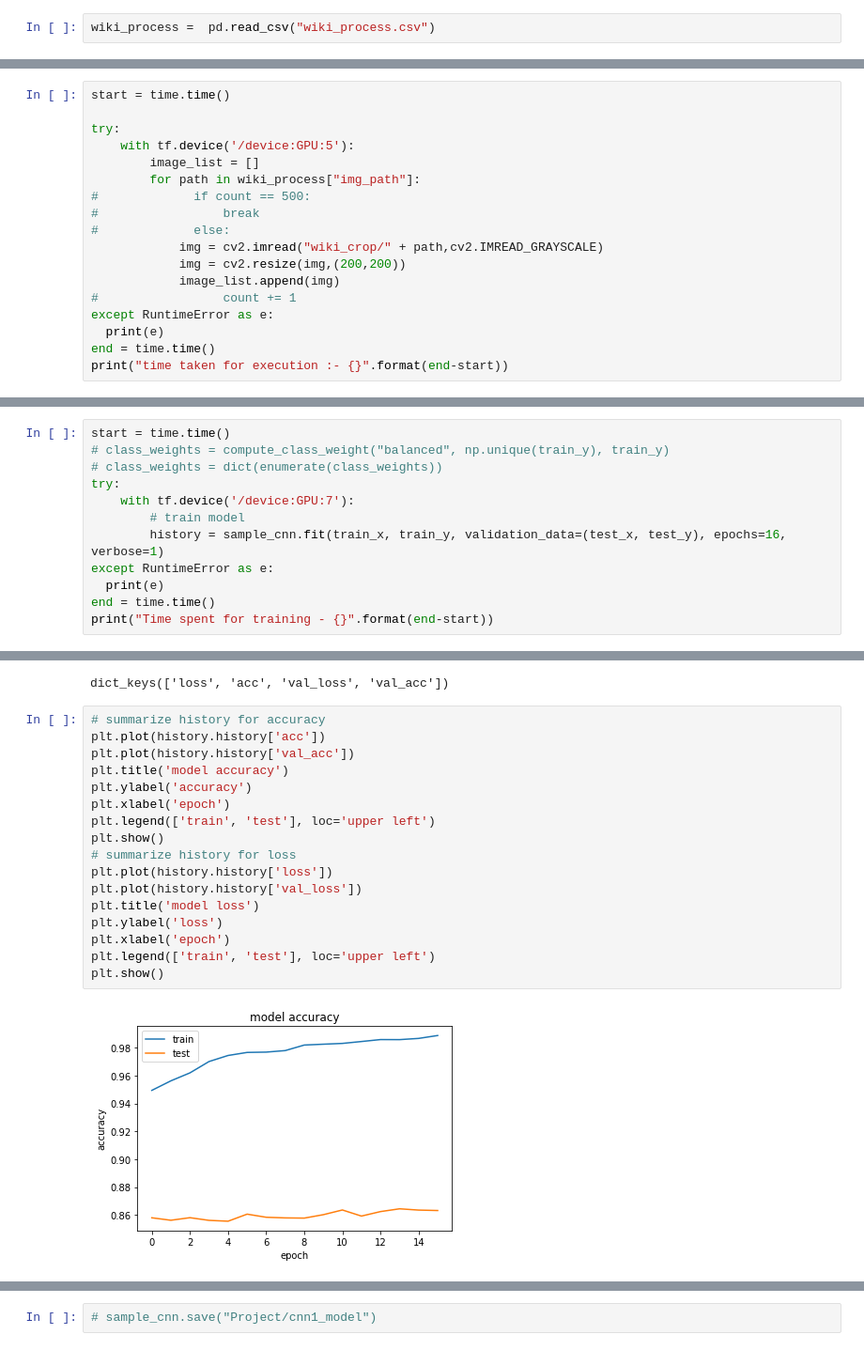
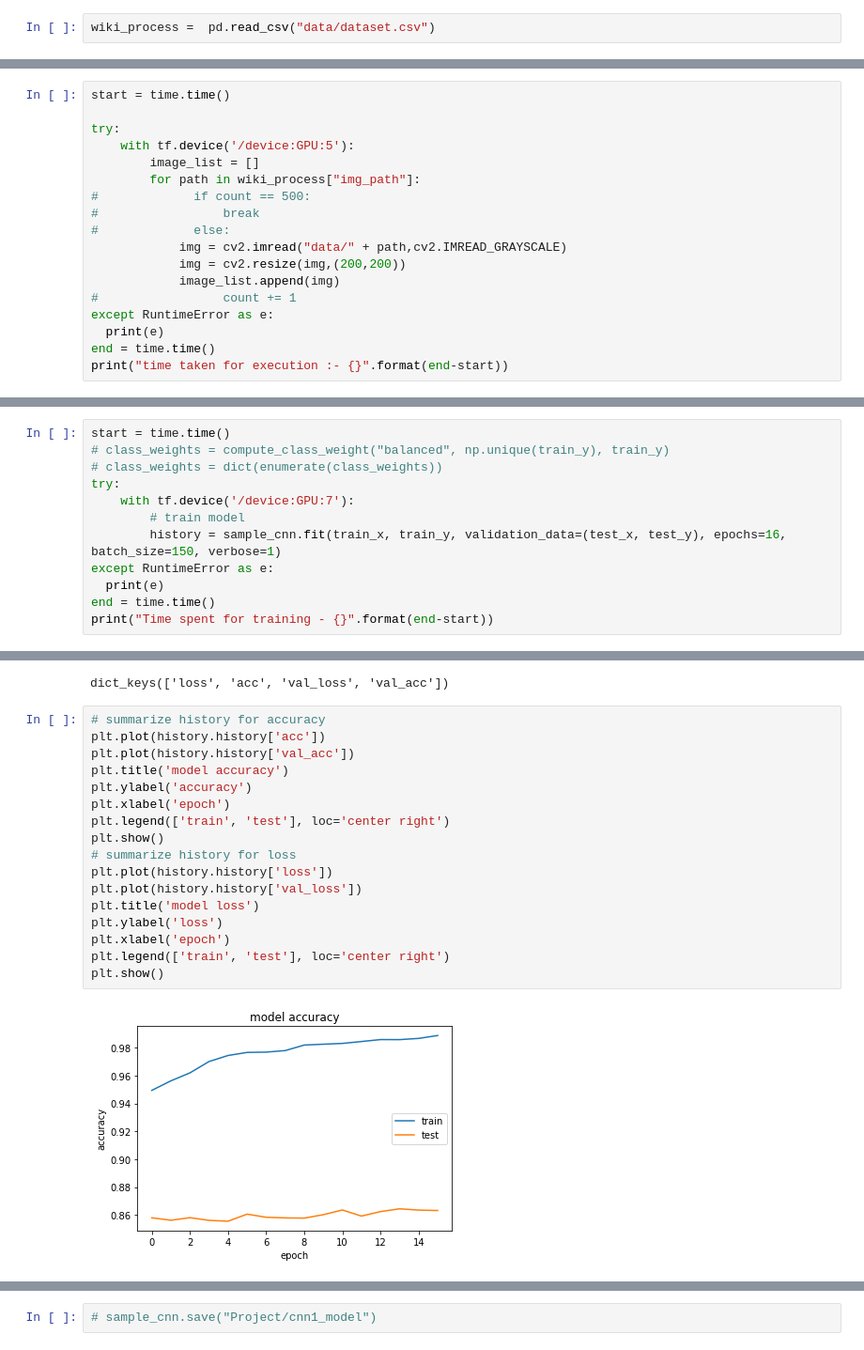
Before and after one commit to SaiGanesh26/Age-Gender-Prediction, a Jupyter notebook: Gender_Model.ipynb, the cells around one changed output, grey strips where cells are left out. Shown at 94% size. Cells and saved outputs as stored; diff of their text form.

```diff
--- a/Gender_Model.ipynb
+++ b/Gender_Model.ipynb
@@ -20,7 +21,7 @@ print("Num GPUs Available: ", tf.config.experimental.list_physical_devices('GPU'
 # %% [output]
 Num GPUs Available:  [PhysicalDevice(name='/physical_device:GPU:0', device_type='GPU'), PhysicalDevice(name='/physical_device:GPU:1', device_type='GPU'), PhysicalDevice(name='/physical_device:GPU:2',  ...
 # %%
-wiki_process =  pd.read_csv("wiki_process.csv")
+wiki_process =  pd.read_csv("data/dataset.csv")
 # %%
 wiki_process.head()
 # %% [output]
@@ -40,7 +45,7 @@ try:
 #             if count == 500:
 #                 break
 #             else:
-            img = cv2.imread("wiki_crop/" + path,cv2.IMREAD_GRAYSCALE)
+            img = cv2.imread("data/" + path,cv2.IMREAD_GRAYSCALE)
             img = cv2.resize(img,(200,200))
             image_list.append(img)
 #                 count += 1
@@ -186,7 +195,7 @@ start = time.time()
 try:
     with tf.device('/device:GPU:7'):
         # train model
-        history = sample_cnn.fit(train_x, train_y, validation_data=(test_x, test_y), epochs=16, verbose=1)
+        history = sample_cnn.fit(train_x, train_y, validation_data=(test_x, test_y), epochs=16, batch_size=150, verbose=1)
 except RuntimeError as e:
   print(e)
 end = time.time()
@@ -276,19 +275,19 @@ dict_keys(['loss', 'acc', 'val_loss', 'val_acc'])
 # %%
 # summarize history for accuracy
 plt.plot(history.history['acc'])
 plt.plot(history.history['val_acc'])
 plt.title('model accuracy')
 plt.ylabel('accuracy')
 plt.xlabel('epoch')
-plt.legend(['train', 'test'], loc='upper left')
+plt.legend(['train', 'test'], loc='center right')
 plt.show()
 # summarize history for loss
 plt.plot(history.history['loss'])
 plt.plot(history.history['val_loss'])
 plt.title('model loss')
 plt.ylabel('loss')
 plt.xlabel('epoch')
-plt.legend(['train', 'test'], loc='upper left')
+plt.legend(['train', 'test'], loc='center right')
 plt.show()
 # %% [output]
-[figure, old version]
+[figure, new version]
```
Also changed, not shown: parts of 37 cells of this notebook.
